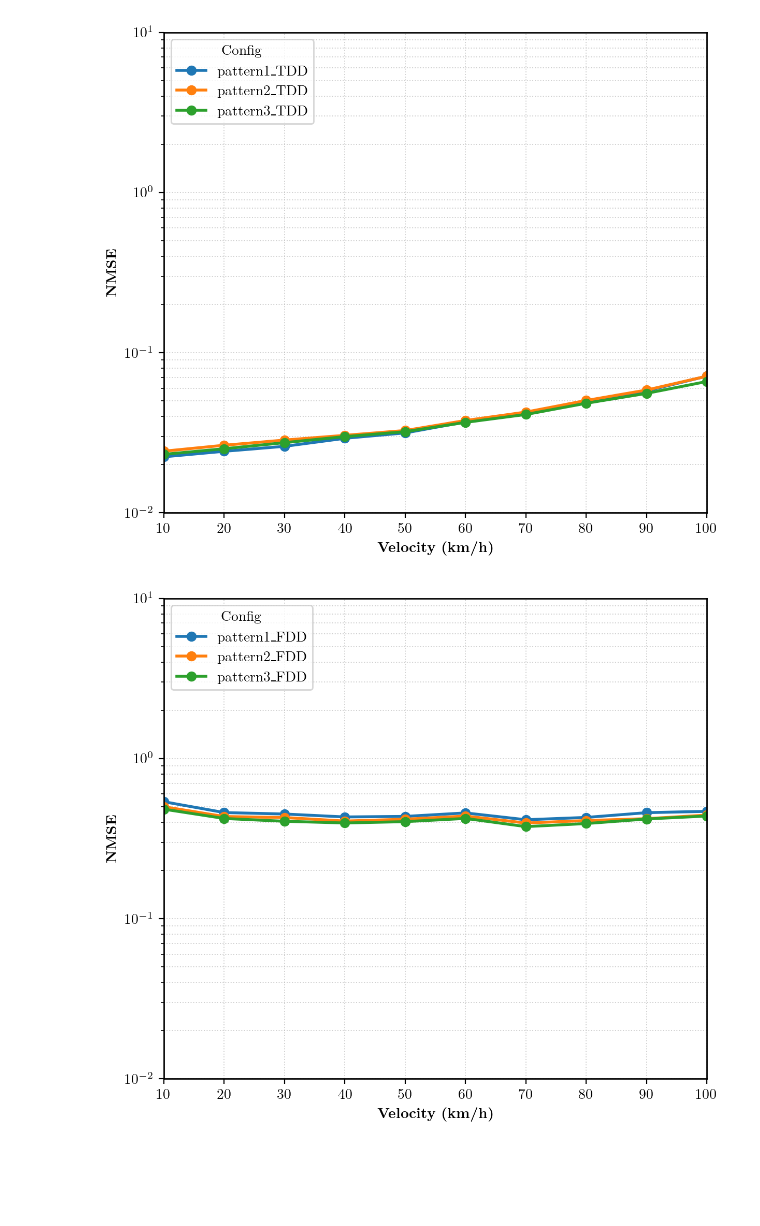
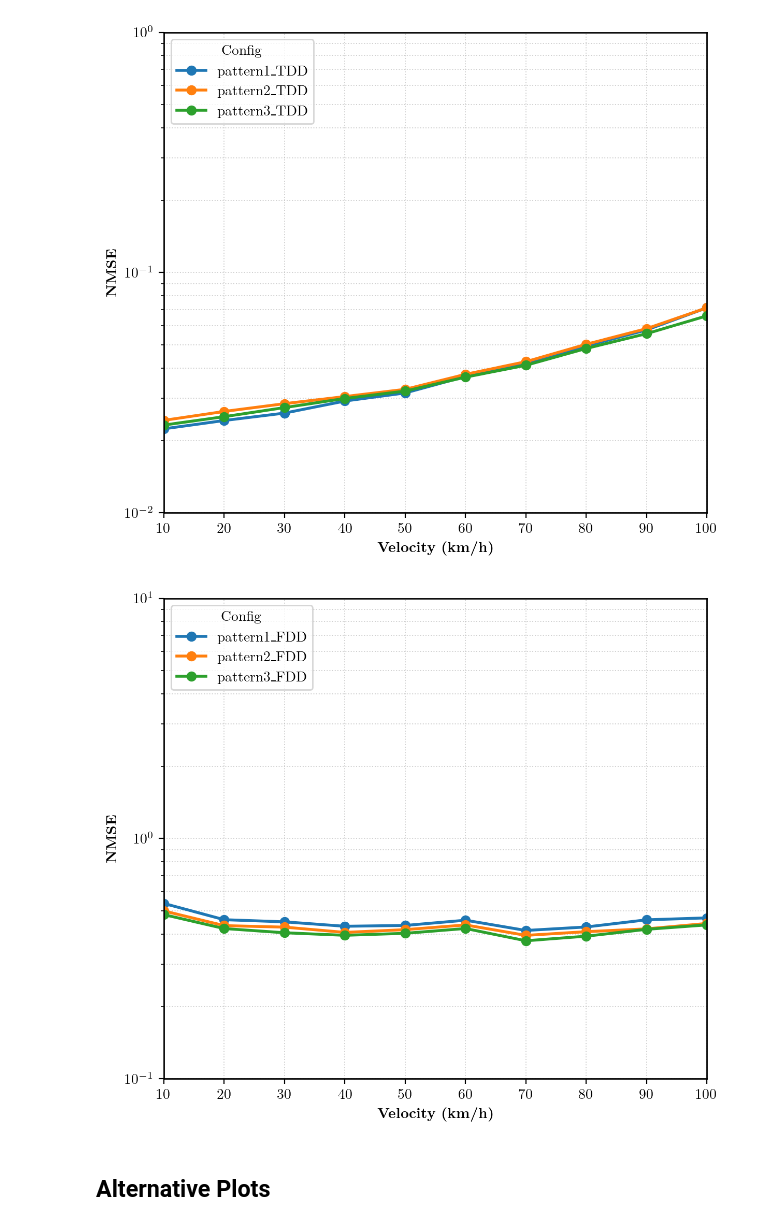
Before and after one commit to aladinD/MambaCSP, a Jupyter notebook: plots_dmrs.ipynb, the cells around one changed output. Cells and saved outputs as stored; diff of their text form; code cells hidden in the pictures; blank space fills up the shorter version.

```diff
--- a/plots_dmrs.ipynb
+++ b/plots_dmrs.ipynb
@@ -80,33 +80,35 @@ else:
     ax.set_xlabel(r"\textbf{Velocity (km/h)}")
     ax.set_ylabel(r"\textbf{NMSE}")
     ax.set_xlim(10, 100)
-    ax.set_ylim(1e-2, 10)
+    ax.set_ylim(1e-2, 1)
     ax.grid(True, which="both", linestyle=":", linewidth=0.7, alpha=0.6)
     ax.set_xticks(list(velocities))
     ax.legend(loc="upper left", frameon=True, title="Config")
     plt.tight_layout()
     plt.show()
 # %% [output]
-[figure, old version]
+[figure, new version]
 # %%
 # Plot FDD
 recs = [r for r in records if r.get("mode") == "FDD"]
 if not recs:
     print("No FDD records found.")
 else:
     plt.figure(figsize=(6.2, 5.4), dpi=200)
     ax = plt.gca()
     ax.set_yscale("log")
     for r in recs:
         ax.plot(velocities, r["nmse"], marker="o", linewidth=2.0, markersize=6, label=r["config"])
     ax.set_xlabel(r"\textbf{Velocity (km/h)}")
     ax.set_ylabel(r"\textbf{NMSE}")
     ax.set_xlim(10, 100)
-    ax.set_ylim(1e-2, 10)
+    ax.set_ylim(1e-1, 10)
     ax.grid(True, which="both", linestyle=":", linewidth=0.7, alpha=0.6)
     ax.set_xticks(list(velocities))
     ax.legend(loc="upper left", frameon=True, title="Config")
     plt.tight_layout()
     plt.show()
 # %% [output]
-[figure, old version]
+[figure, new version]
+# %% [markdown]
+## Alternative Plots
```
Also changed, not shown: parts of 8 cells of this notebook.
